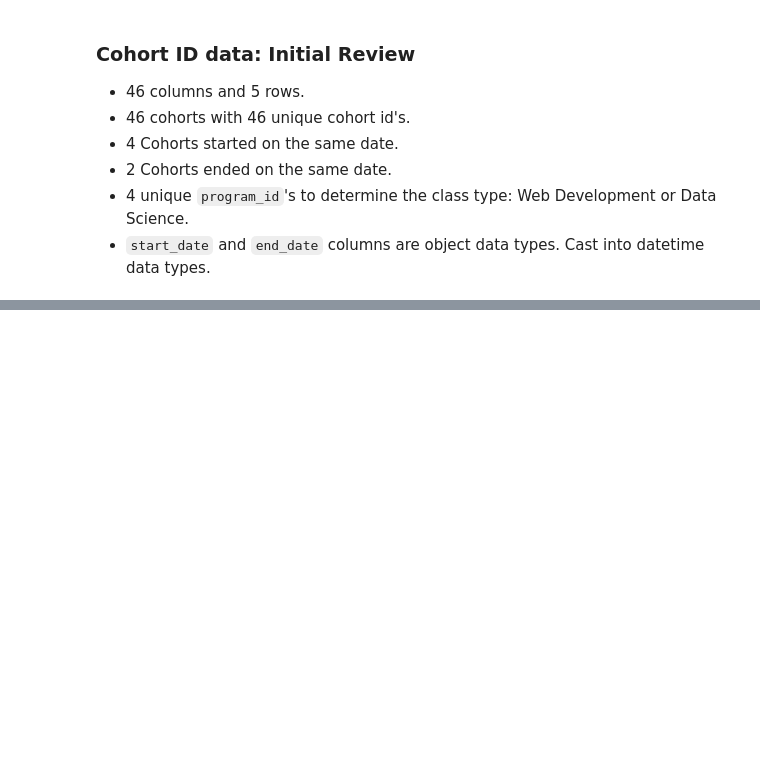
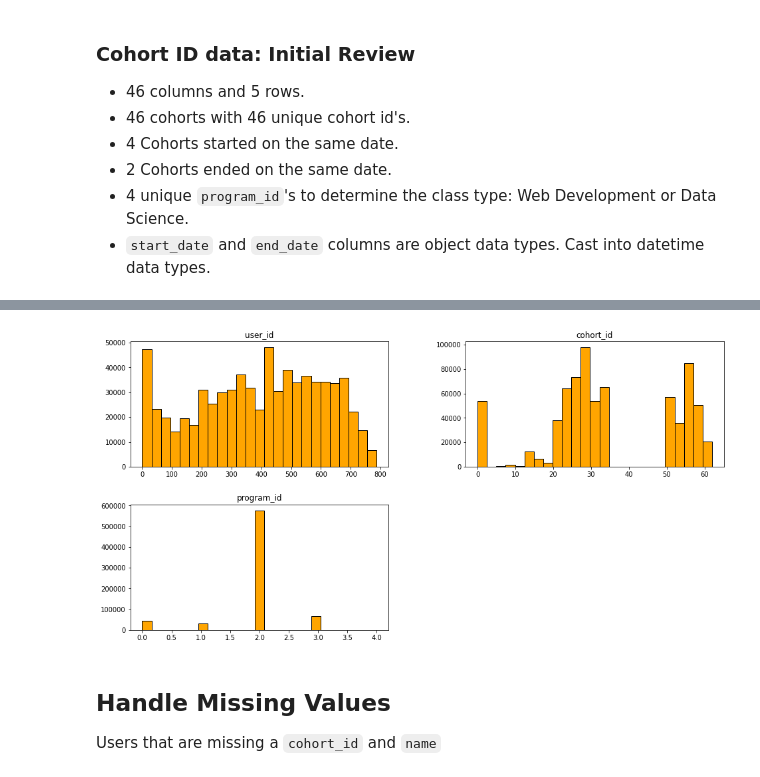
Before and after one commit to Promeos/Curriculum-Access-Logs, a Jupyter notebook: notebooks/wrangle.ipynb, the cells around one changed output, grey strips where cells are left out. Saved outputs shown, nothing was run; the diff lists cells and outputs as text; code cells hidden in the pictures; blank space fills up the shorter version.

Commit message:
Upload wrangle notebook and update prepare function to remove time column.

```diff
--- a/notebooks/wrangle.ipynb
+++ b/notebooks/wrangle.ipynb
@@ -31,7 +31,7 @@ warnings.filterwarnings('ignore')
 Both datasets are saved locally. We can use functions contained in `src/acquire.py` to read in our datasets.
 # %%
 # Load currciculum access logs
-df = acquire.get_log_data()
+df_log = acquire.get_log_data()
 
 # Load cohort id data
 df_cohorts = acquire.get_cohort_data()
@@ -223,0 +180,2 @@ Name: program_id, dtype: int64
+# %%
+df = prepare.prep_log_cohort_data(df_log, df_cohorts)
@@ -223,0 +224,11 @@ Name: program_id, dtype: int64
+# %%
+df.hist(figsize=(16, 8),
+        color='orange',
+        ec='black',
+        grid=False,
+        bins=25);
+# %% [output]
+[figure, added]
+# %% [markdown]
+## Handle Missing Values
+Users that are missing a `cohort_id` and `name`
```
Also changed, not shown: parts of 18 cells of this notebook, 1 other file.
